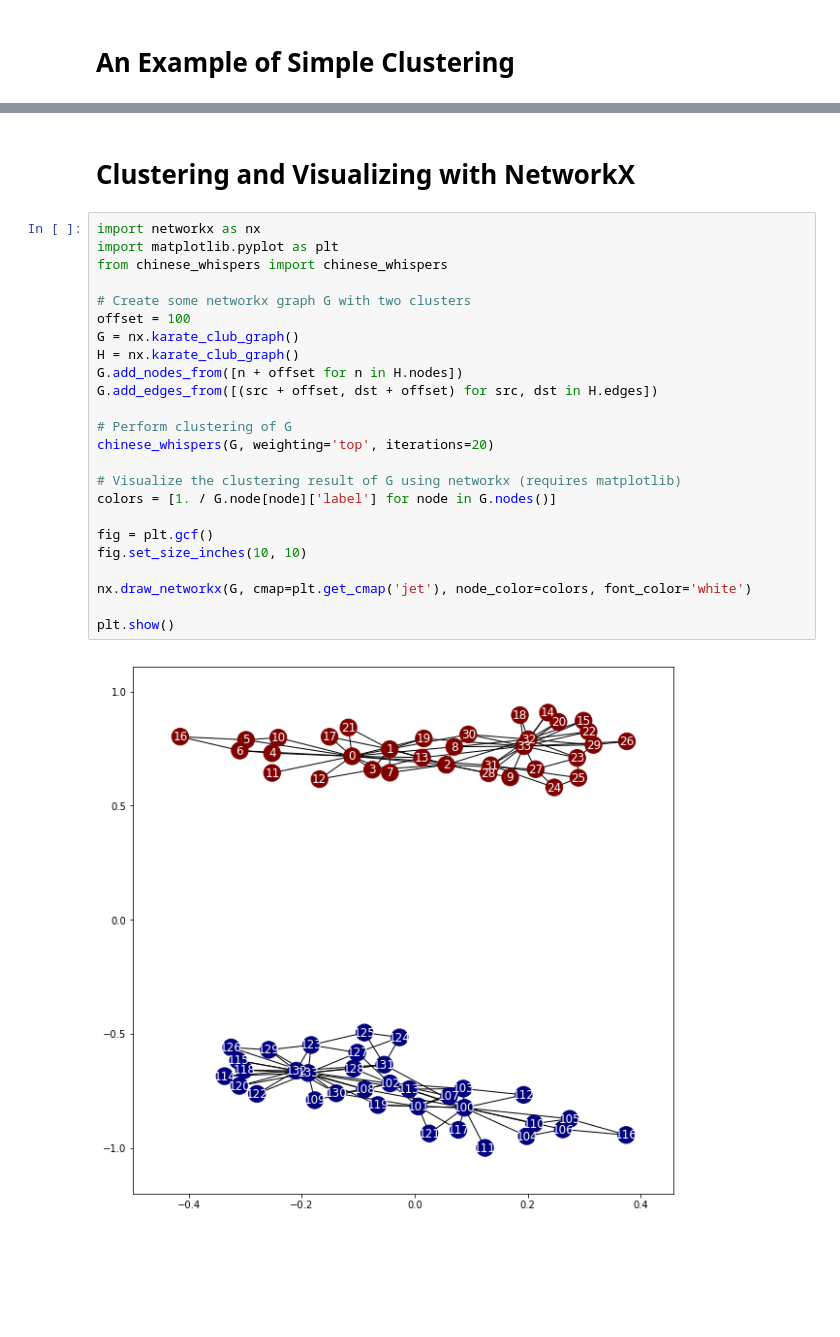
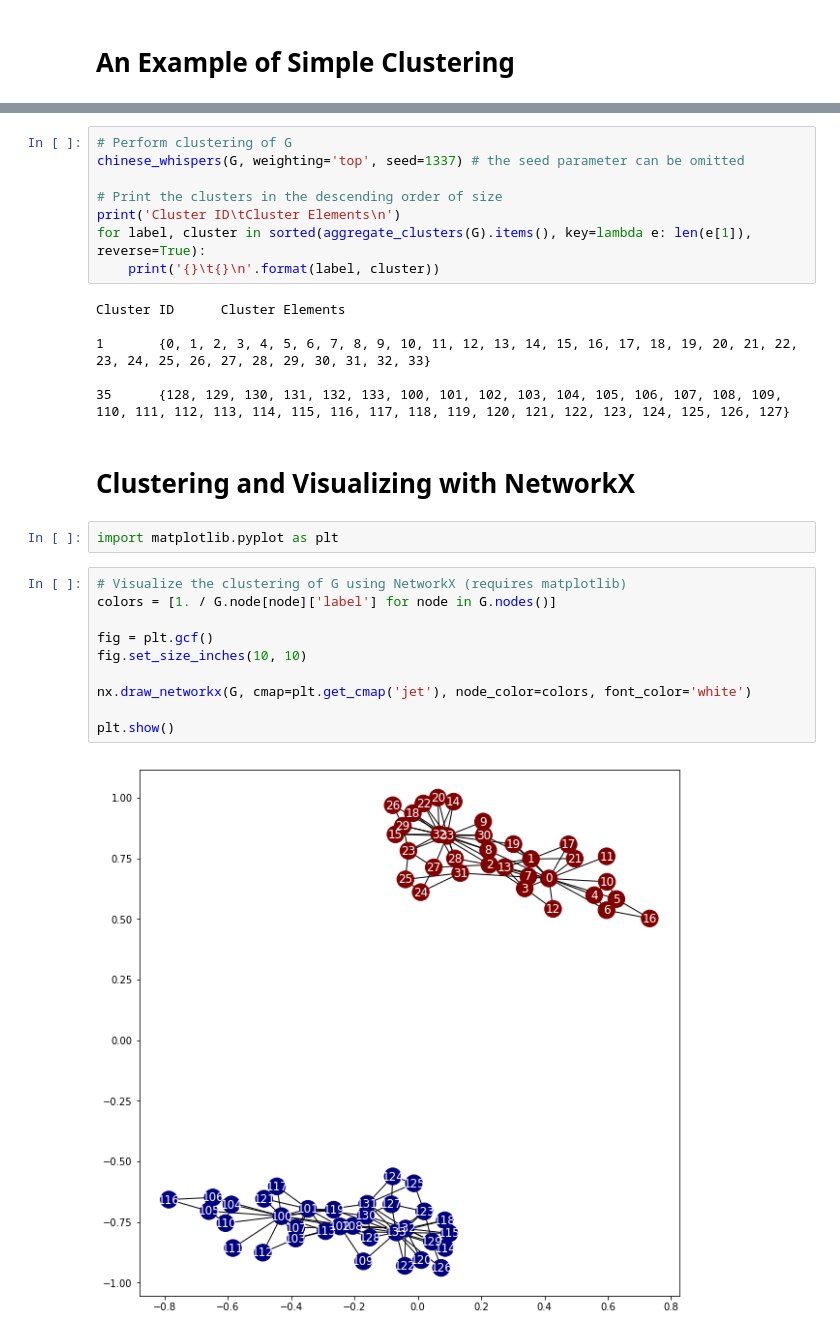
Before and after one commit to nlpub/chinese-whispers, a Jupyter notebook: samples.ipynb, the cells around one changed output, grey strips where cells are left out. Cells and saved outputs as stored; diff of their text form; blank space fills up the shorter version.

```diff
--- a/samples.ipynb
+++ b/samples.ipynb
@@ -35,28 +21,30 @@ Cluster ID      Cluster elements
+# %%
+# Perform clustering of G
+chinese_whispers(G, weighting='top', seed=1337) # the seed parameter can be omitted
+
+# Print the clusters in the descending order of size
+print('Cluster ID\tCluster Elements\n')
+for label, cluster in sorted(aggregate_clusters(G).items(), key=lambda e: len(e[1]), reverse=True):
+    print('{}\t{}\n'.format(label, cluster))
+# %% [output]
+Cluster ID      Cluster Elements
+
+1       {0, 1, 2, 3, 4, 5, 6, 7, 8, 9, 10, 11, 12, 13, 14, 15, 16, 17, 18, 19, 20, 21, 22, 23, 24, 25, 26, 27, 28, 29, 30, 31, 32, 33}
+
+35      {128, 129, 130, 131, 132, 133, 100, 101, 102, 103, 104, 105, 106, 107, 108, 109, 110, 111, 112, 113, 114, 115, 116, 117, 118, 119, 120, 121, 122, 123, 124, 125, 126, 127}
 # %% [markdown]
 # Clustering and Visualizing with NetworkX
+# %%
+import matplotlib.pyplot as plt
 # %%
-import networkx as nx
-import matplotlib.pyplot as plt
-from chinese_whispers import chinese_whispers
-
-# Create some networkx graph G with two clusters
-offset = 100
-G = nx.karate_club_graph()
-H = nx.karate_club_graph()
-G.add_nodes_from([n + offset for n in H.nodes])
-G.add_edges_from([(src + offset, dst + offset) for src, dst in H.edges])
-
-# Perform clustering of G
-chinese_whispers(G, weighting='top', iterations=20)
-
-# Visualize the clustering result of G using networkx (requires matplotlib)
+# Visualize the clustering of G using NetworkX (requires matplotlib)
 colors = [1. / G.node[node]['label'] for node in G.nodes()]
 
 fig = plt.gcf()
 fig.set_size_inches(10, 10)
 
 nx.draw_networkx(G, cmap=plt.get_cmap('jet'), node_color=colors, font_color='white')
 
 plt.show()
 # %% [output]
-[figure, old version]
+[figure, new version]
```
Also changed, not shown: parts of 3 cells of this notebook.
